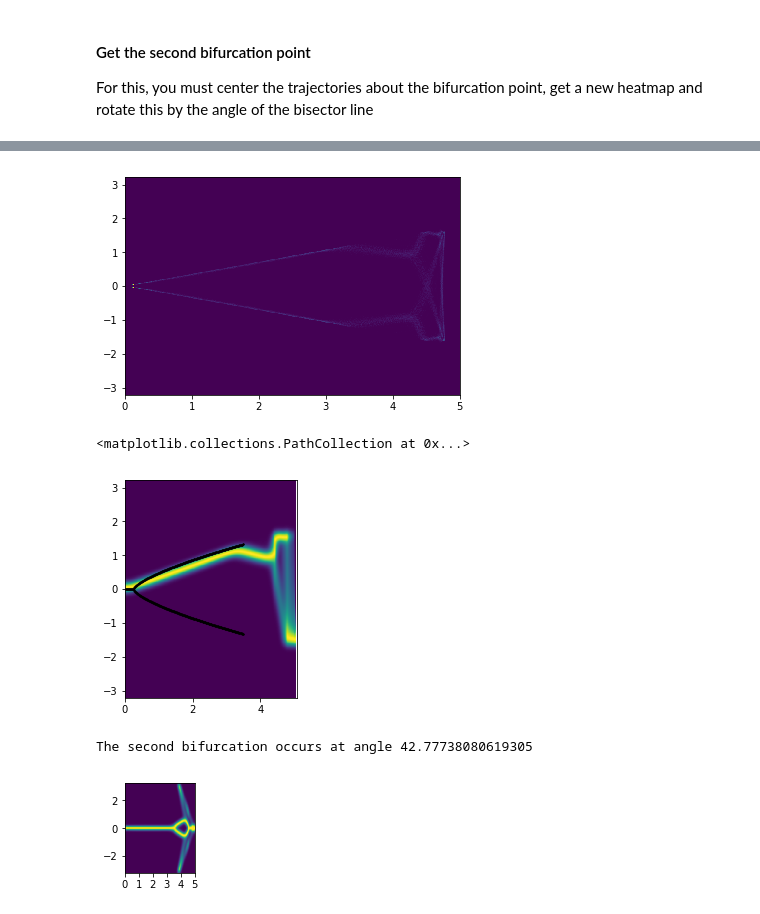
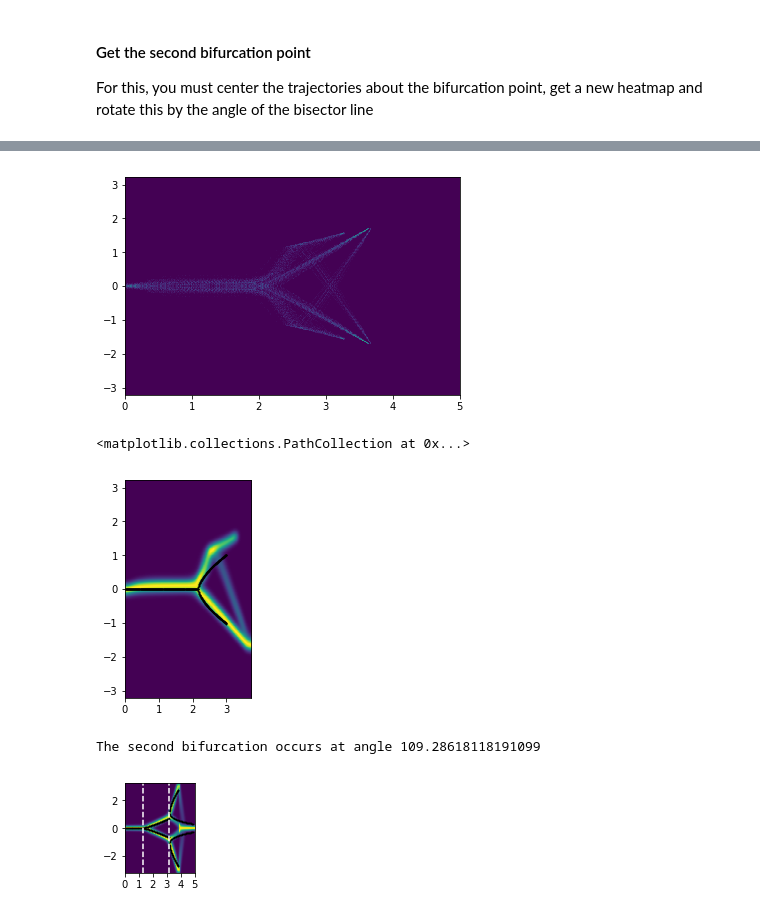
Before and after one commit to RnoB/fly-matrix, a Jupyter notebook: model_plots.ipynb, the cells around one changed output, grey strips where cells are left out. Saved outputs shown, nothing was run; the diff lists cells and outputs as text; code cells hidden in the pictures.

```diff
--- a/model_plots.ipynb
+++ b/model_plots.ipynb
@@ -11,7 +10,10 @@ matplotlib.rcParams.update({'font.size':6})
 # %%
-nPosts = 2
+nPosts = 3
 symmetric = False
+model = 'neural'
+data = 'SPP/collective_n' if model == 'collective' else 'NN/flydata_n'
+prefix = 'coll_' if model == 'collective' else ''
 
-df = pd.read_csv("/Users/vivekhsridhar/Documents/Work/Results/decision_geometry/Data/Theory/SPP/flydata_n" + str(nPosts) + ".csv")
+df = pd.read_csv("/Users/vivekhsridhar/Documents/Work/Results/decision_geometry/Data/Theory/" + data + str(nPosts) + ".csv")
 df.head()
 # %% [output]
@@ -24,9 +26,13 @@ df.head()
 # %%
 if symmetric:
     xs = np.array((df[' x'] - 500) / 100)
+    df[' x'] = xs
 else:
     xs = np.array(df[' x'] / 100)
+    df[' x'] = xs
+
 ys = np.array((df[' y'] - 500) / 100)
+df[' y'] = ys
 
 if nPosts == 2:
     if symmetric:
@@ -160,11 +185,10 @@ def fitfunc_vec_self(x, p, q, r):
     return y
 # %%
 params1 = np.zeros((1, 3))
+x_fit = []
+y_fit = []
 
 if nPosts == 2:
-    x_fit = []
-    y_fit = []
-
     x_sub = np.concatenate((xs, xs))
     y_sub = np.concatenate((ys, -ys))
 
@@ -187,9 +211,6 @@ else:
     xs1 = xs[np.where(xs < 2.5)[0]]
     ys1 = ys[np.where(xs < 2.5)[0]]
 
-    x_fit = []
-    y_fit = []
-
     x_sub = np.concatenate((xs1, xs1))
     y_sub = np.concatenate((ys1, -ys1))
 
@@ -360,5 +375,6 @@ plt.imshow(np.flipud(tmp_img4), extent=[r3[0][0], r3[0][1], r3[1][0], r3[1][1]])
 # %%
 params2 = np.zeros((1, 3))
+params3 = np.zeros((1, 3))
 
 x_fit = []
 y_fit = []
@@ -374,33 +390,37 @@ y_fit = (
 
 x_fit = x_fit
 y_fit = np.abs(y_fit)
-
-fit_params, pcov = curve_fit(
-    fitfunc_vec_self, x_fit, y_fit, p0=[2, 1, 1], maxfev=10000
-)
-params2[0, :] = fit_params
 # %% [output]
-[figure, old version]
+[figure, new version]
+# %%
+x_fit1 = x_sub[(y_sub > 0) & (x_sub < 2.7)]
+y_fit1 = y_sub[(y_sub > 0) & (x_sub < 2.7)]
+
+fit_params, pcov = curve_fit(
+    fitfunc_vec_self, x_fit, y_fit, p0=[1.8, 1, 0.5], maxfev=10000
+)
+
+params2[0, :] = fit_params
 # %%
 plt.imshow(tmp_img4, extent=[r3[0][0], r3[0][1], r3[1][0], r3[1][1]])
 
 parameters = params2[0]
 step_len = 0.01
 
 x1 = np.arange(step_len, parameters[0], step_len)
 y1 = np.zeros(len(x1))
 
-x = np.arange(parameters[0], 3.5, step_len)
+x = np.arange(parameters[0], 3, step_len)
 x2 = np.concatenate((x, x))
 y2 = np.concatenate(
     ((parameters[2] * (x - parameters[0])) ** parameters[1], -(parameters[2] * (x - parameters[0])) ** parameters[1])
 )
 
 plt.scatter(x1, y1, c="black", s=1)
 plt.scatter(x2, y2, c="black", s=1)
 # %% [output]
 <matplotlib.collections.PathCollection at 0x...>
-[figure, old version]
+[figure, new version]
 # %%
 bif2 = np.array([np.median(params2, axis=0)[0], 0]).reshape(1, -1)
 ang = angle[0]
@@ -420,7 +440,7 @@ print(
     )[0],
 )
 # %% [output]
-The second bifurcation occurs at angle 42.77738080619305
+The second bifurcation occurs at angle 109.28618118191099
 # %%
 x1 = np.arange(step_len, parameters[0], step_len)
 y1 = np.zeros(len(x1))
@@ -455,6 +475,7 @@ y2 = np.concatenate(
         (parameters[2] * (x - parameters[0])) ** parameters[1],
         -(parameters[2] * (x - parameters[0])) ** parameters[1])
 )
+
 bcxy2 = np.concatenate((x2.reshape(-1, 1), y2.reshape(-1, 1)), axis=1)
 ang2 = np.full(
     x2.shape, -np.arctan2(post2_y, post2_x - np.median(params1, axis=0)[0]) / 2
@@ -472,7 +493,7 @@ bx2 = bx2[np.where(bx2 < post1_x-0.1)[0]]
 bx2 = bx2[np.where(np.abs(bcy2) < post2_y-0.1)[0]]
 bcy2 = bcy2[np.where(np.abs(bcy2) < post2_y-0.1)[0]]
 
-#plt.scatter(bx2, bcy2, c="black", s=0.1)
+plt.scatter(bx2, bcy2, c="black", s=0.1)
 
 parameters = params1[0]
 step_len = 0.01
@@ -489,12 +510,12 @@ y2 = np.concatenate(
     )
 )
 
-#plt.scatter(x1, y1, c="black", s=0.1)
-#plt.scatter(x2, y2, c="black", s=0.1)
+plt.scatter(x1, y1, c="black", s=0.1)
+plt.scatter(x2, y2, c="black", s=0.1)
 plt.xticks([0,1,2,3,4,5])
-#plt.vlines(params1[0][0], post0_y, -post0_y, colors='white', linestyles='dashed')
-#plt.vlines(np.min(bx2), post0_y, -post0_y, colors='white', linestyles='dashed')
+plt.vlines(params1[0][0], post0_y, -post0_y, colors='white', linestyles='dashed')
+plt.vlines(np.min(bx2), post0_y, -post0_y, colors='white', linestyles='dashed')
 
-fig.savefig('/Users/vivekhsridhar/Documents/Code/Python/fly-matrix/figures/density_n' + str(nPosts) + '_cosine.pdf', dpi=600, bbox_inches='tight')
+fig.savefig('/Users/vivekhsridhar/Documents/Code/Python/fly-matrix/figures/' + prefix + 'density_n' + str(nPosts) + '_hat.pdf', dpi=600, bbox_inches='tight')
 # %% [output]
-[figure, old version]
+[figure, new version]
```
Also changed, not shown: parts of 12 cells of this notebook, 54 other files.
